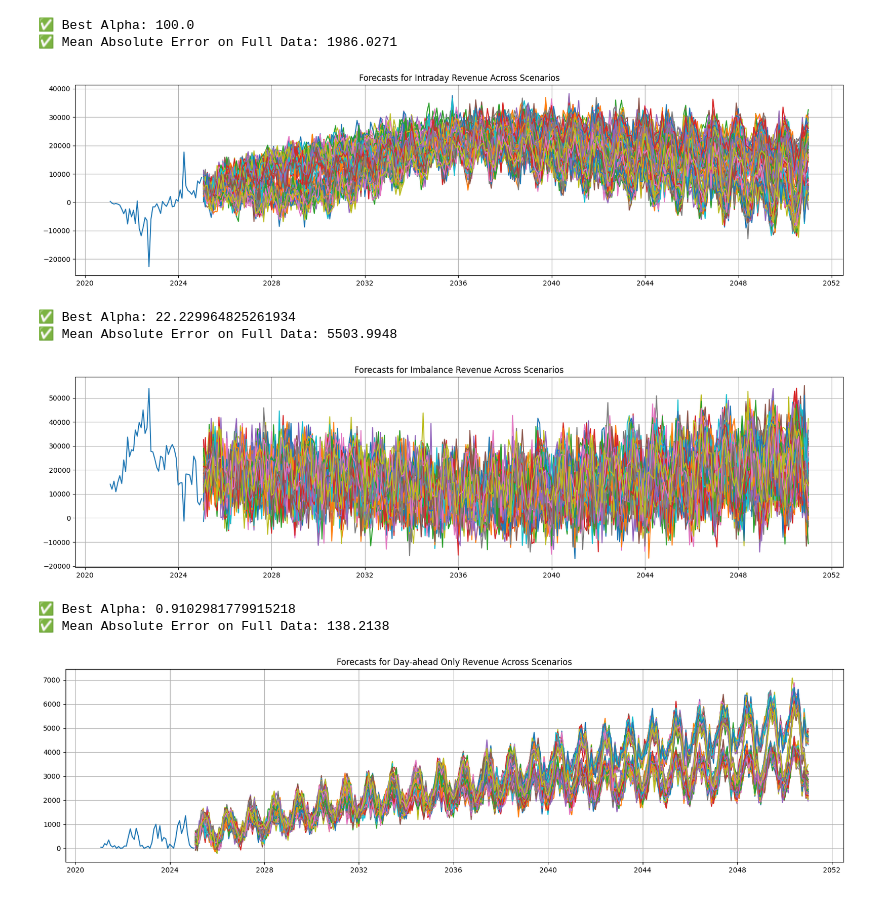
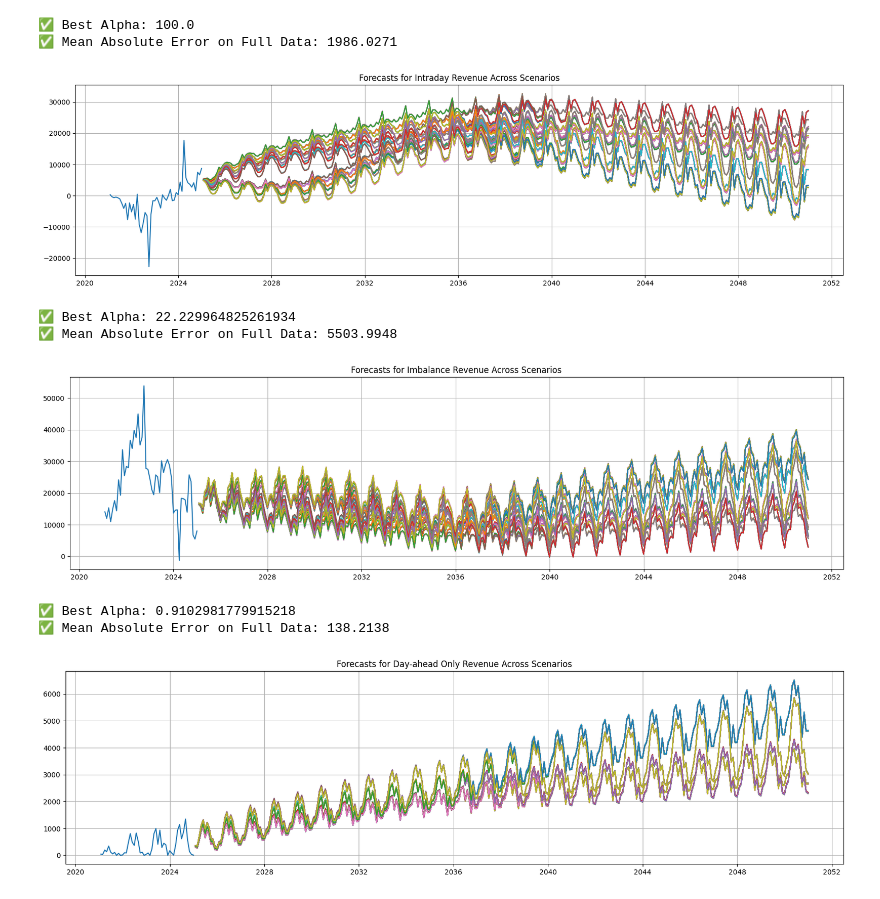
Before and after one commit to Uanra14/BESS_Revenue_Scenarios, a Jupyter notebook: Alisya's forecast.ipynb, the cells around one changed output. Cells and saved outputs as stored; diff of their text form; code cells hidden in the pictures.

Commit message:
Added the volatility as a parameter

```diff
--- a/Alisya's forecast.ipynb
+++ b/Alisya's forecast.ipynb
@@ -78,7 +78,7 @@ def train_model(feature_names=["RESP", "NG_Price", "BESS"], outcome="Imbalance",
 def forecast_with_scenarios(model, residuals, scaler, outcome="Imbalance", feature_names=["RESP", "NG_Price", "BESS", "EUA"],
                             future_data_path="processed_data/Future dataset with BESS.csv",
                             historical_data_path="processed_data/historical_data.csv",
-                            show_plot=True):
+                            show_plot=True, add_volatility=True):
     """
     Forecasts future scenarios using the trained model and specified features, including monthly dummies.
     Incorporates volatility by adjusting forecasts based on historical residuals.
@@ -130,8 +130,11 @@ def forecast_with_scenarios(model, residuals, scaler, outcome="Imbalance", featu
             # Predict revenue
             revenue_forecast = model.predict(x_future_scaled)
 
-            # Adjust forecast for volatility (adding/subtracting based on residual std)
-            adjusted_forecast = revenue_forecast + residuals_std * np.random.randn(len(revenue_forecast))
+            if add_volatility:
+                # Adjust forecast for volatility (adding/subtracting based on residual std)
+                adjusted_forecast = revenue_forecast + residuals_std * np.random.randn(len(revenue_forecast))
+            else:
+                adjusted_forecast = revenue_forecast
 
             # Store forecast
             future_comb_df = pd.DataFrame({
@@ -158,26 +161,26 @@ def forecast_with_scenarios(model, residuals, scaler, outcome="Imbalance", featu
     return all_forecasts
 # %%
 model, residuals, scaler = train_model(outcome="Intraday", show_summary=True, scale=False)
-forecasts = forecast_with_scenarios(model, residuals, scaler, outcome="Intraday")
+forecasts = forecast_with_scenarios(model, residuals, scaler, outcome="Intraday", add_volatility=False)
 forecasts.to_csv("forecasts/intraday_revenue_forecasts_combined.csv")
 
 model, residuals, scaler = train_model(outcome="Imbalance", show_summary=True)
-forecasts = forecast_with_scenarios(model, residuals, scaler, outcome="Imbalance")
+forecasts = forecast_with_scenarios(model, residuals, scaler, outcome="Imbalance", add_volatility=False)
 forecasts.to_csv("forecasts/imbalance_revenue_forecasts_combined.csv")
 
 model, residuals, scaler = train_model(outcome="Day-ahead Only", show_summary=True)
-forecasts = forecast_with_scenarios(model, residuals, scaler, outcome="Day-ahead Only")
+forecasts = forecast_with_scenarios(model, residuals, scaler, outcome="Day-ahead Only", add_volatility=False)
 forecasts.to_csv("forecasts/day_ahead_revenue_forecasts_combined.csv")
 # %% [output]
 ✅ Best Alpha: 100.0
 ✅ Mean Absolute Error on Full Data: 1986.0271
-[figure, old version]
+[figure, new version]
 ✅ Best Alpha: 22.229964825261934
 ✅ Mean Absolute Error on Full Data: 5503.9948
-[figure, old version]
+[figure, new version]
 ✅ Best Alpha: 0.9102981779915218
 ✅ Mean Absolute Error on Full Data: 138.2138
-[figure, old version]
+[figure, new version]
 # %%
 imbalance_revenue_forecasts = pd.read_csv("forecasts/imbalance_revenue_forecasts_combined.csv", parse_dates=["Date"])
 imbalance_revenue_forecasts.set_index("Date", inplace=True)
```
Also changed, not shown: parts of 1 cell of this notebook, 4 other files.
